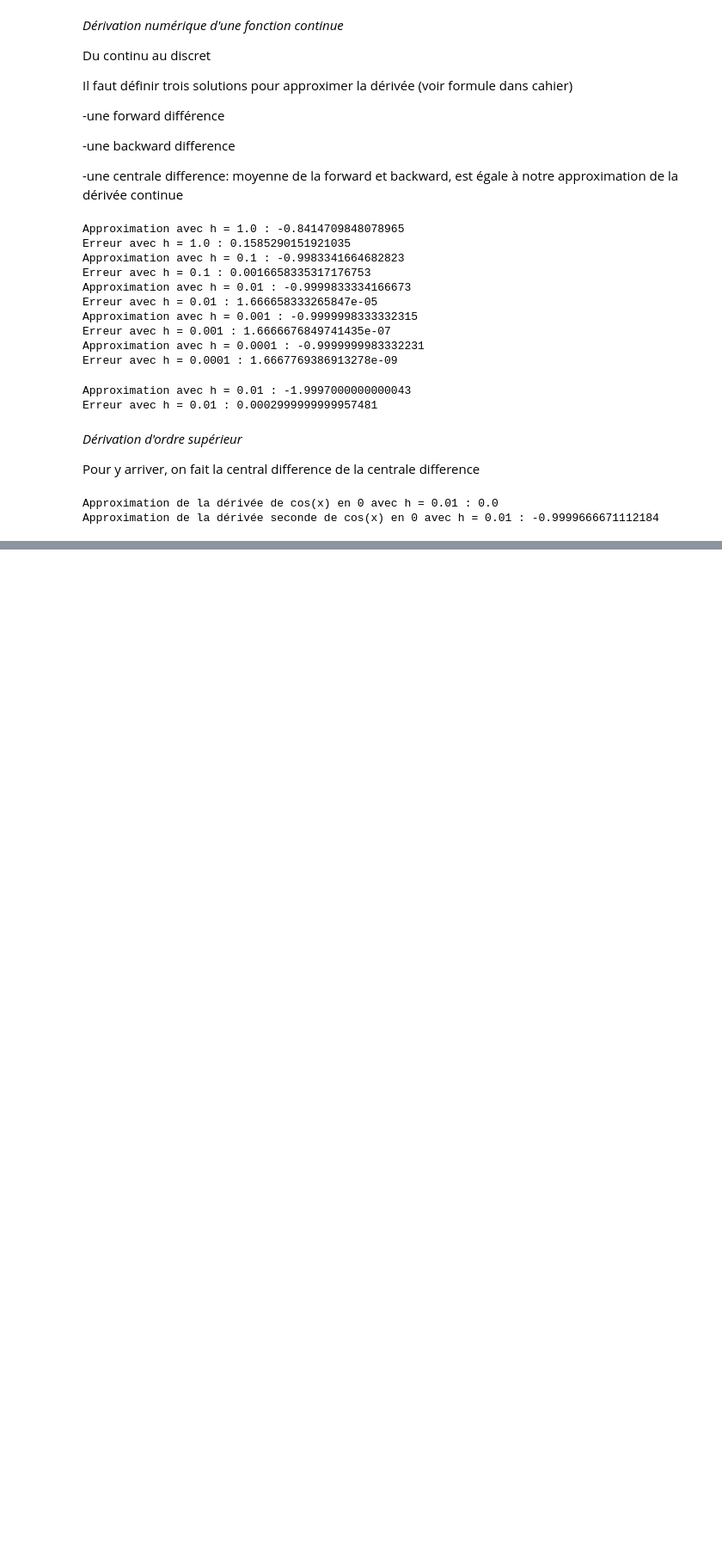
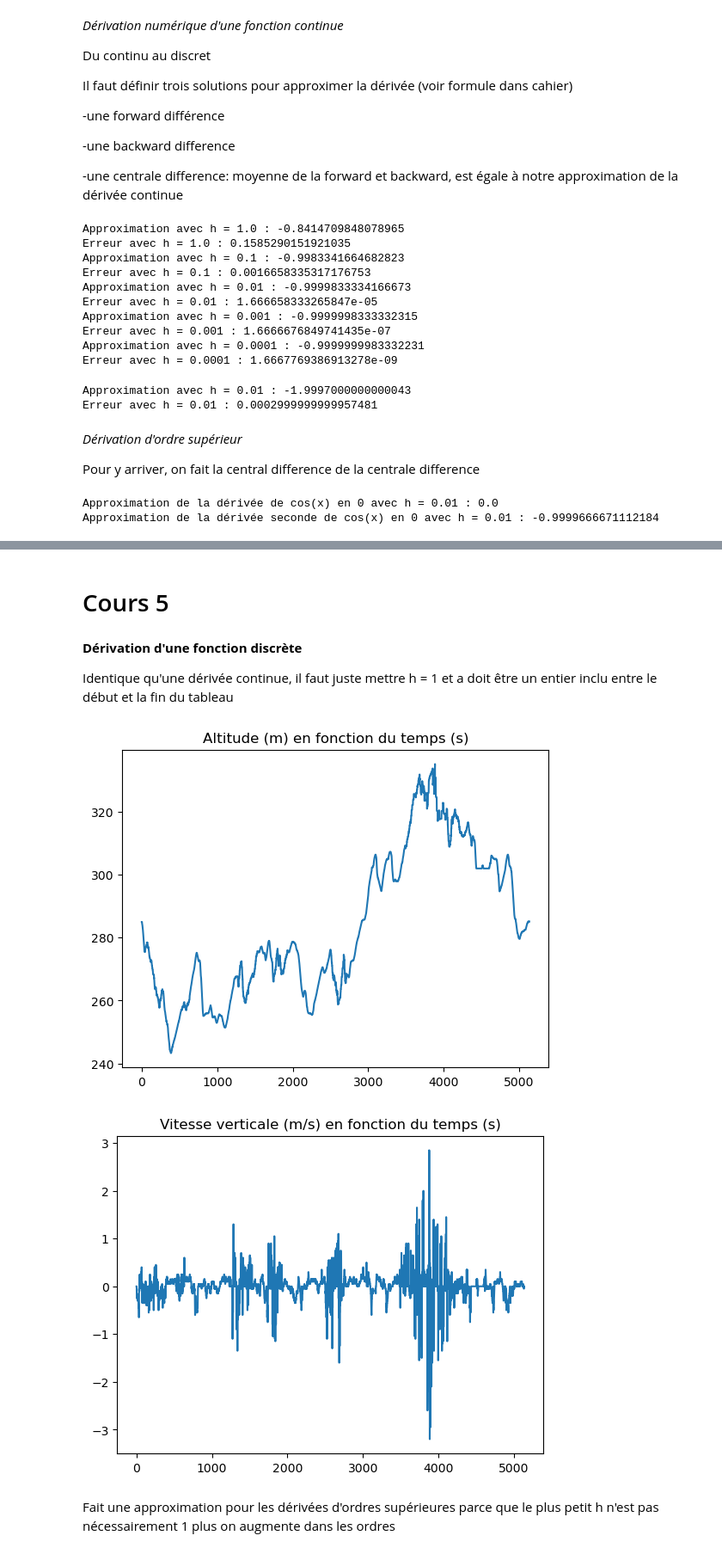
Before and after one commit to Zach3292/Calcul3, a Jupyter notebook: Note de cours.ipynb, the cells around one changed output, grey strips where cells are left out. Shown at 86% size. Cells and saved outputs as stored; diff of their text form; code cells hidden in the pictures; blank space fills up the shorter version.

Commit message:
cours6

```diff
--- a/Note de cours.ipynb
+++ b/Note de cours.ipynb
@@ -412,0 +413,34 @@ plt.show()
+# %% [markdown]
+# Cours 5
+# %% [markdown]
+**Dérivation d'une fonction discrète**
+
+Identique qu'une dérivée continue, il faut juste mettre h = 1 et a doit être un entier inclu entre le début et la fin du tableau
+# %%
+import numpy as np
+import matplotlib.pyplot as plt
+
+data = np.genfromtxt('dataset/elevation.txt')
+
+h = 1
+
+dydx = np.zeros_like(data)
+
+# Exclusion de la première et dernière valeur pour évité les erreurs d'index
+for a in range(h, data.shape[0] - h):
+    dydx[a] = (data[a + h] - data[a - h]) / (2 * h)
+
+dydx[0] = (data[0 + h] - data[0]) / h
+dydx[-1] = (data[-1] - data[-1 - h]) / h
+
+plt.plot(data, label = 'Altitude')
+plt.title('Altitude (m) en fonction du temps (s)')
+plt.show()
+plt.plot(dydx, label = 'Vitesse')
+plt.title('Vitesse verticale (m/s) en fonction du temps (s)')
+plt.show()
+# %% [output]
+[figure, added]
+[figure, added]
+# %% [markdown]
+Fait une approximation pour les dérivées d'ordres supérieures parce que le plus petit h n'est pas nécessairement 1 plus on augmente dans les ordres
```
Also changed, not shown: parts of 22 cells of this notebook, 6 other files.
